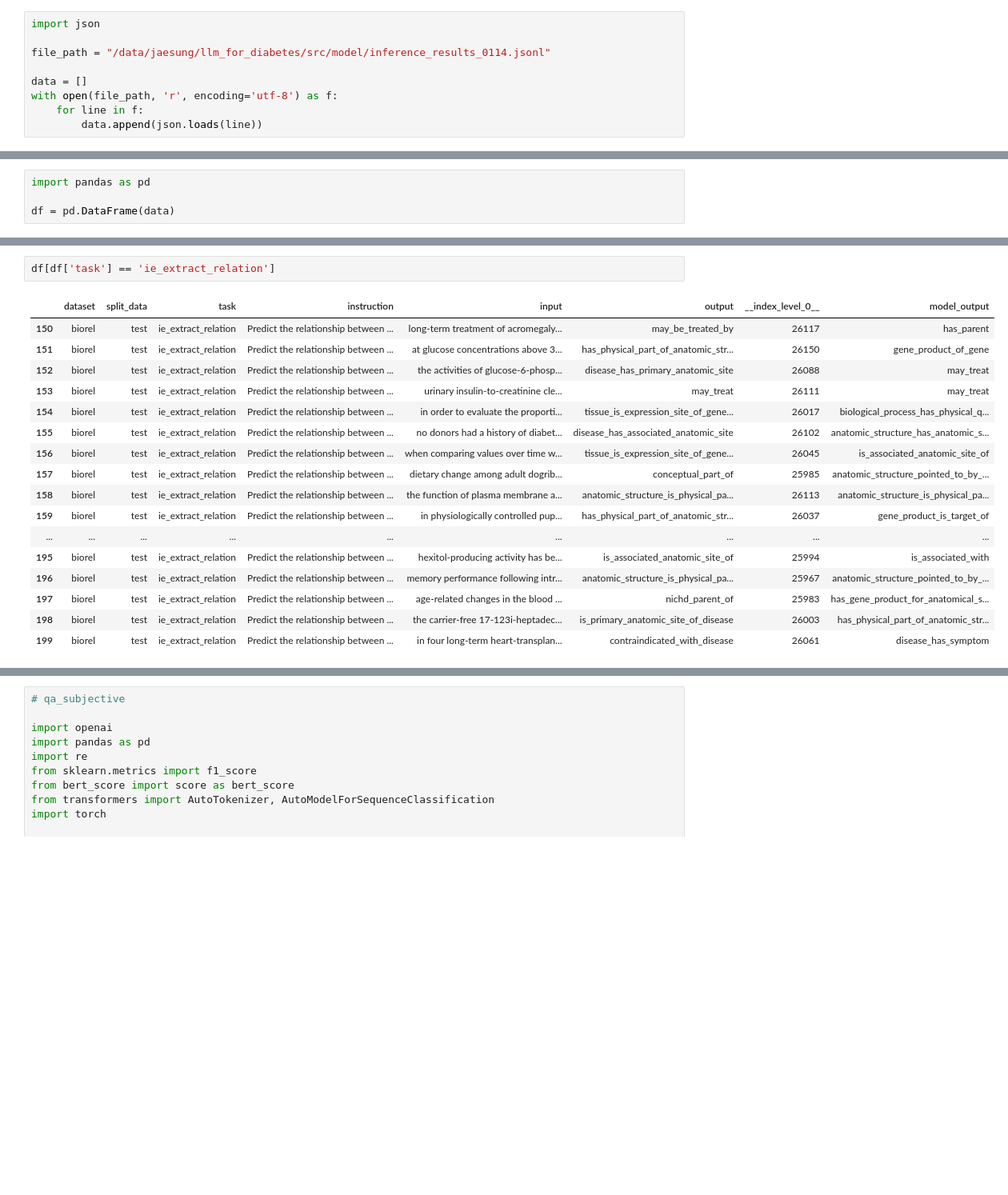
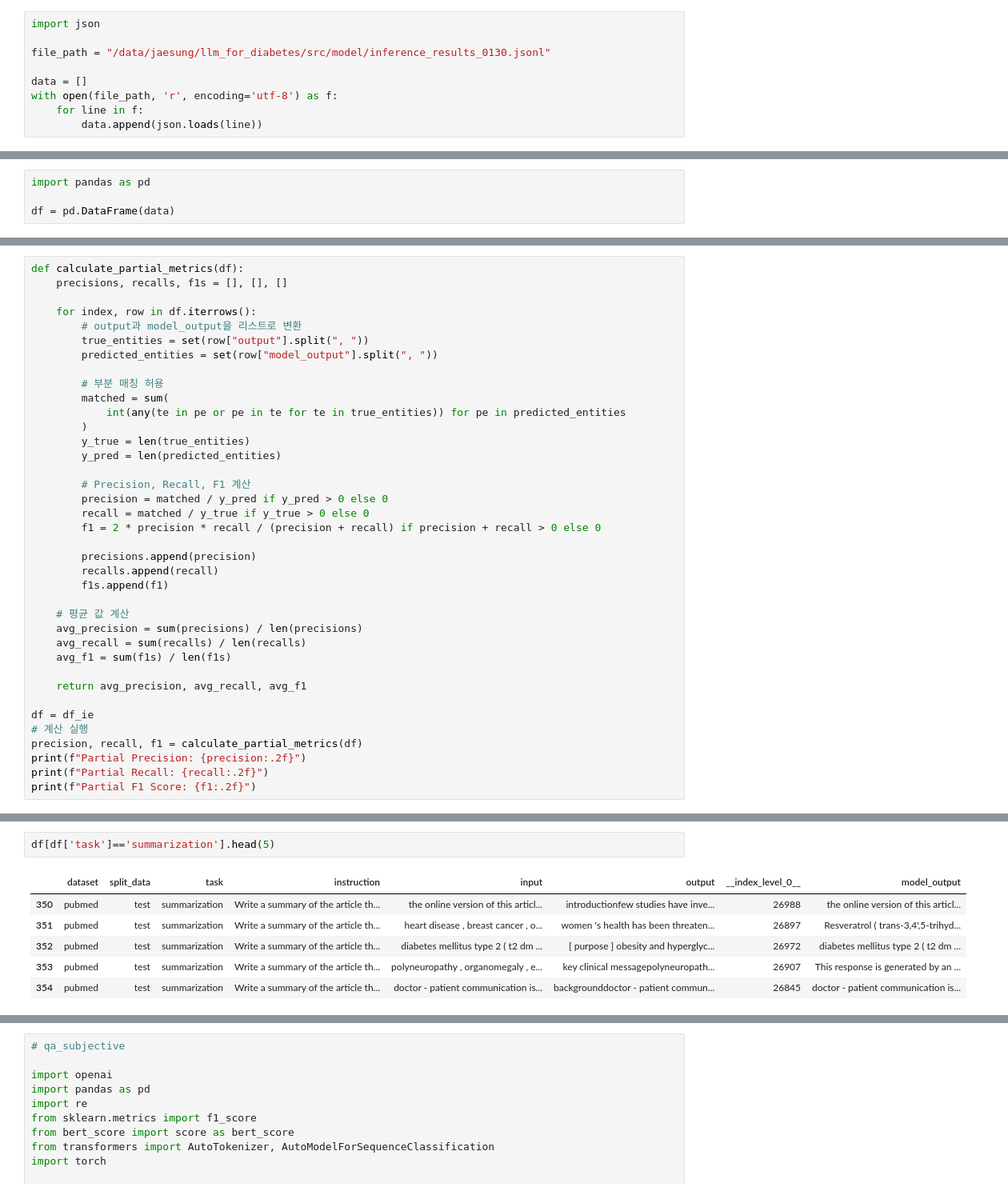
Before and after one commit to HwangIsAce/llm_for_diabetes, a Jupyter notebook: src/model/performance_analysis.ipynb, the cells around one changed output, grey strips where cells are left out. Shown: that part at 80% size. Saved outputs shown, nothing was run; the diff lists cells and outputs as text; blank space fills up the shorter version.

Commit message:
chore: General update (Add nutri-score & GL, Modified data1)

```diff
--- a/src/model/performance_analysis.ipynb
+++ b/src/model/performance_analysis.ipynb
@@ -445,7 +787,7 @@ Average Scores: {'Coherence Average': 3.816326530612245, 'Completeness Average':
 # %%
 import json
 
-file_path = "/data/jaesung/llm_for_diabetes/src/model/inference_results_0114.jsonl"
+file_path = "/data/jaesung/llm_for_diabetes/src/model/inference_results_0130.jsonl"
 
 data = []
 with open(file_path, 'r', encoding='utf-8') as f:
@@ -598,0 +1028,38 @@ print(nli_acc)  # bioinstruct - 0.33
+# %%
+def calculate_partial_metrics(df):
+    precisions, recalls, f1s = [], [], []
+
+    for index, row in df.iterrows():
+        # output과 model_output을 리스트로 변환
+        true_entities = set(row["output"].split(", "))
+        predicted_entities = set(row["model_output"].split(", "))
+
+        # 부분 매칭 허용
+        matched = sum(
+            int(any(te in pe or pe in te for te in true_entities)) for pe in predicted_entities
+        )
+        y_true = len(true_entities)
+        y_pred = len(predicted_entities)
+
+        # Precision, Recall, F1 계산
+        precision = matched / y_pred if y_pred > 0 else 0
+        recall = matched / y_true if y_true > 0 else 0
+        f1 = 2 * precision * recall / (precision + recall) if precision + recall > 0 else 0
+
+        precisions.append(precision)
+        recalls.append(recall)
+        f1s.append(f1)
+
+    # 평균 값 계산
+    avg_precision = sum(precisions) / len(precisions)
+    avg_recall = sum(recalls) / len(recalls)
+    avg_f1 = sum(f1s) / len(f1s)
+
+    return avg_precision, avg_recall, avg_f1
+
+df = df_ie
+# 계산 실행
+precision, recall, f1 = calculate_partial_metrics(df)
+print(f"Partial Precision: {precision:.2f}")
+print(f"Partial Recall: {recall:.2f}")
+print(f"Partial F1 Score: {f1:.2f}")
@@ -599,20 +1092,9 @@ print(nli_acc)  # bioinstruct - 0.33
 # %%
-df[df['task'] == 'ie_extract_relation']
+df[df['task']=='summarization'].head(5)
 # %% [output]
 |  | dataset | split_data | task | instruction | input | output | __index_level_0__ | model_output |
-| 150 | biorel | test | ie_extract_relation | Predict the relationship between ... | long-term treatment of acromegaly... | may_be_treated_by | 26117 | has_parent |
-| 151 | biorel | test | ie_extract_relation | Predict the relationship between ... | at glucose concentrations above 3... | has_physical_part_of_anatomic_str... | 26150 | gene_product_of_gene |
-| 152 | biorel | test | ie_extract_relation | Predict the relationship between ... | the activities of glucose-6-phosp... | disease_has_primary_anatomic_site | 26088 | may_treat |
-| 153 | biorel | test | ie_extract_relation | Predict the relationship between ... | urinary insulin-to-creatinine cle... | may_treat | 26111 | may_treat |
-| 154 | biorel | test | ie_extract_relation | Predict the relationship between ... | in order to evaluate the proporti... | tissue_is_expression_site_of_gene... | 26017 | biological_process_has_physical_q... |
-| 155 | biorel | test | ie_extract_relation | Predict the relationship between ... | no donors had a history of diabet... | disease_has_associated_anatomic_site | 26102 | anatomic_structure_has_anatomic_s... |
-| 156 | biorel | test | ie_extract_relation | Predict the relationship between ... | when comparing values over time w... | tissue_is_expression_site_of_gene... | 26045 | is_associated_anatomic_site_of |
-| 157 | biorel | test | ie_extract_relation | Predict the relationship between ... | dietary change among adult dogrib... | conceptual_part_of | 25985 | anatomic_structure_pointed_to_by_... |
-| 158 | biorel | test | ie_extract_relation | Predict the relationship between ... | the function of plasma membrane a... | anatomic_structure_is_physical_pa... | 26113 | anatomic_structure_is_physical_pa... |
-| 159 | biorel | test | ie_extract_relation | Predict the relationship between ... | in physiologically controlled pup... | has_physical_part_of_anatomic_str... | 26037 | gene_product_is_target_of |
-| ... | ... | ... | ... | ... | ... | ... | ... | ... |
-| 195 | biorel | test | ie_extract_relation | Predict the relationship between ... | hexitol-producing activity has be... | is_associated_anatomic_site_of | 25994 | is_associated_with |
-| 196 | biorel | test | ie_extract_relation | Predict the relationship between ... | memory performance following intr... | anatomic_structure_is_physical_pa... | 25967 | anatomic_structure_pointed_to_by_... |
-| 197 | biorel | test | ie_extract_relation | Predict the relationship between ... | age-related changes in the blood ... | nichd_parent_of | 25983 | has_gene_product_for_anatomical_s... |
-| 198 | biorel | test | ie_extract_relation | Predict the relationship between ... | the carrier-free 17-123i-heptadec... | is_primary_anatomic_site_of_disease | 26003 | has_physical_part_of_anatomic_str... |
-| 199 | biorel | test | ie_extract_relation | Predict the relationship between ... | in four long-term heart-transplan... | contraindicated_with_disease | 26061 | disease_has_symptom |
+| 350 | pubmed | test | summarization | Write a summary of the article th... | the online version of this articl... | introductionfew studies have inve... | 26988 | the online version of this articl... |
+| 351 | pubmed | test | summarization | Write a summary of the article th... | heart disease , breast cancer , o... | women 's health has been threaten... | 26897 | Resveratrol ( trans-3,4',5-trihyd... |
+| 352 | pubmed | test | summarization | Write a summary of the article th... | diabetes mellitus type 2 ( t2 dm ... | [ purpose ] obesity and hyperglyc... | 26972 | diabetes mellitus type 2 ( t2 dm ... |
+| 353 | pubmed | test | summarization | Write a summary of the article th... | polyneuropathy , organomegaly , e... | key clinical messagepolyneuropath... | 26907 | This response is generated by an ... |
+| 354 | pubmed | test | summarization | Write a summary of the article th... | doctor - patient communication is... | backgrounddoctor - patient commun... | 26845 | doctor - patient communication is... |
```
Also changed, not shown: parts of 44 cells of this notebook, 11 other files.
